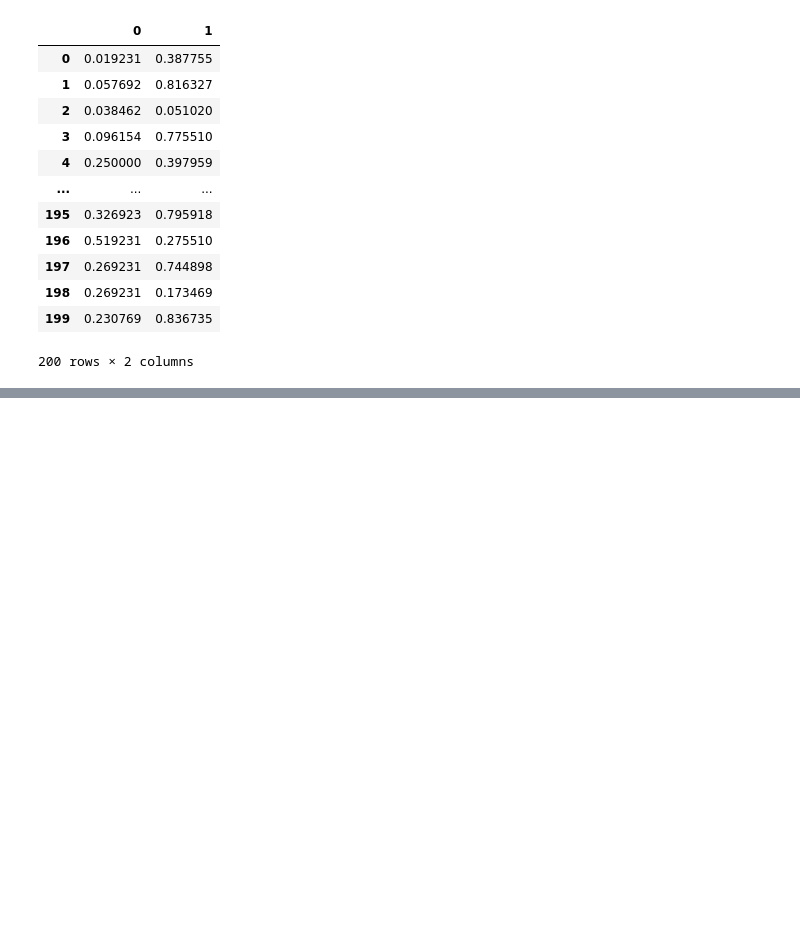
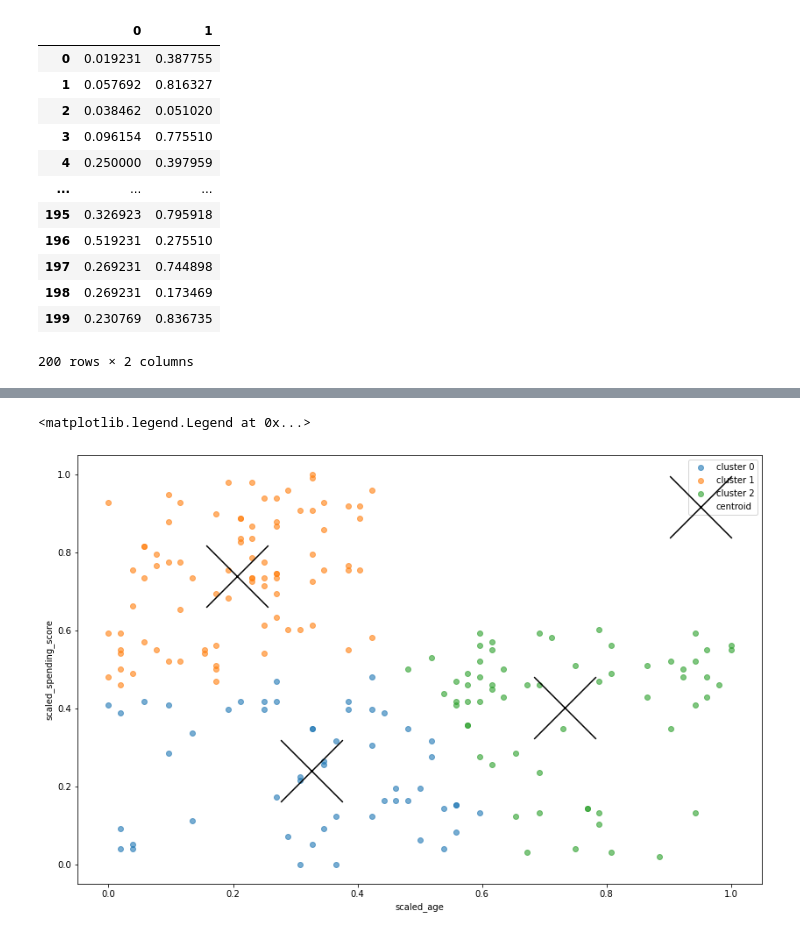
Before and after one commit to jivemachine/ds-methodologies-exercises, a Jupyter notebook: clustering/model.ipynb, the cells around one changed output, grey strips where cells are left out. Saved outputs shown, nothing was run; the diff lists cells and outputs as text; code cells hidden in the pictures; blank space fills up the shorter version.

```diff
--- a/clustering/model.ipynb
+++ b/clustering/model.ipynb
@@ -267,9 +262,17 @@ X_scaled = pd.DataFrame(X_scaled)
+# %%
+X_scaled = df[['scaled_age', 'scaled_spending_score']]
 # %%
 centroids = pd.DataFrame(kmeans.cluster_centers_, columns=X_scaled.columns)
 # %%
 plt.figure(figsize=(14,9))
 
 for cluster, subset in df.groupby('cluster'):
-    plt.scatter(subset.age, subset.spending_score, label='cluster ' + str(cluster), alpha=.6)
+    plt.scatter(subset.scaled_age, subset.scaled_spending_score, label='cluster ' + str(cluster), alpha=.6)
 
-centroids.plot.scatter(X_scaled[0], X_scaled[1], c='black', marker='x', s=1000, ax=plt.gca(), label='centroid')
+
+centroids.plot.scatter(x='scaled_age', y='scaled_spending_score', c='black', marker='x', s=5000, ax=plt.gca(), label='centroid')
+
+plt.legend()
+# %% [output]
+<matplotlib.legend.Legend at 0x...>
+[figure, added]
```
Also changed, not shown: parts of 17 cells of this notebook.
